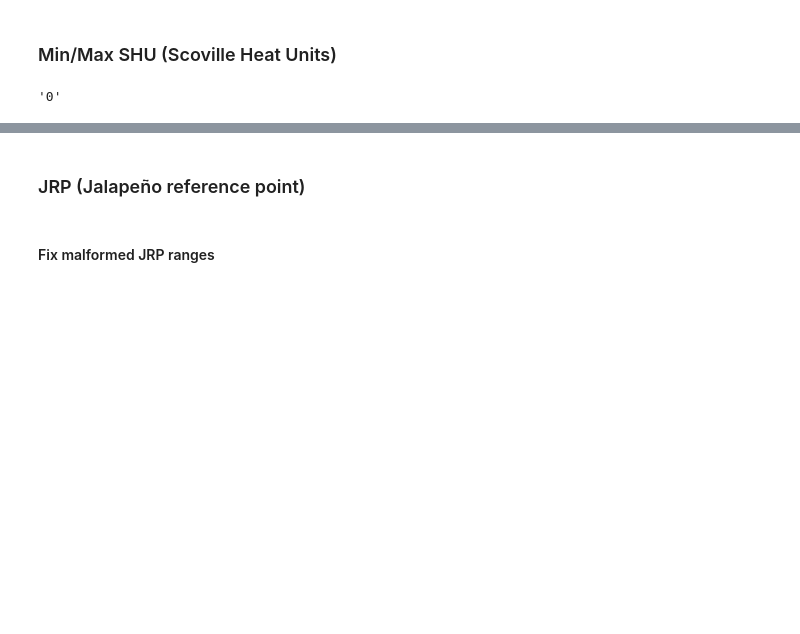
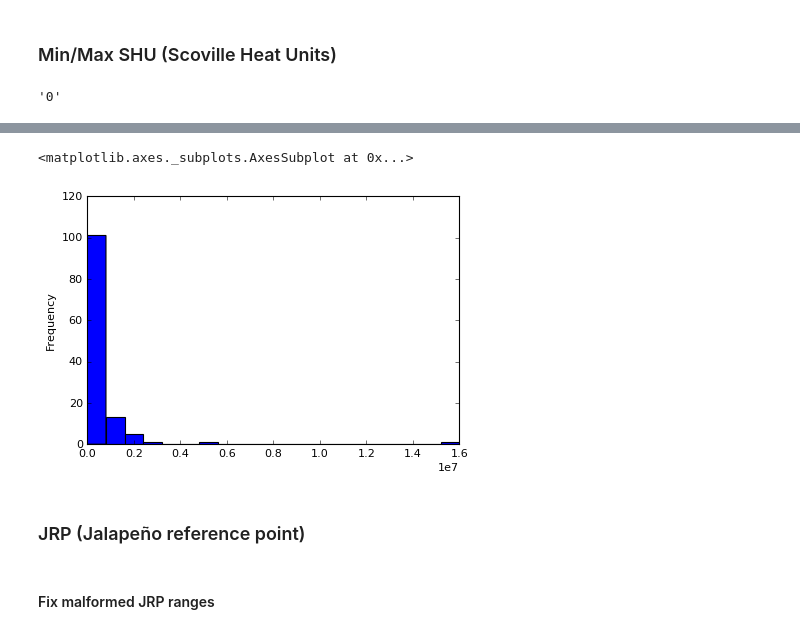
Before and after one commit to alemosie/hot_peppers, a Jupyter notebook: create_pepper_data.ipynb, the cells around one changed output, grey strips where cells are left out. Cells and saved outputs as stored; diff of their text form; code cells hidden in the pictures; blank space fills up the shorter version.

```diff
--- a/Create Pepper Data.ipynb
+++ b/create_pepper_data.ipynb
@@ -140,3 +147,8 @@ Name: max_shu, dtype: float64
+# %%
+peppers_data["max_shu"].plot.hist(bins=20)
+# %% [output]
+<matplotlib.axes._subplots.AxesSubplot at 0x...>
+[figure, added]
 # %% [markdown]
 ### JRP (Jalapeño reference point)
 # %% [markdown]
```
Also changed, not shown: parts of 8 cells of this notebook, 1 other file.
